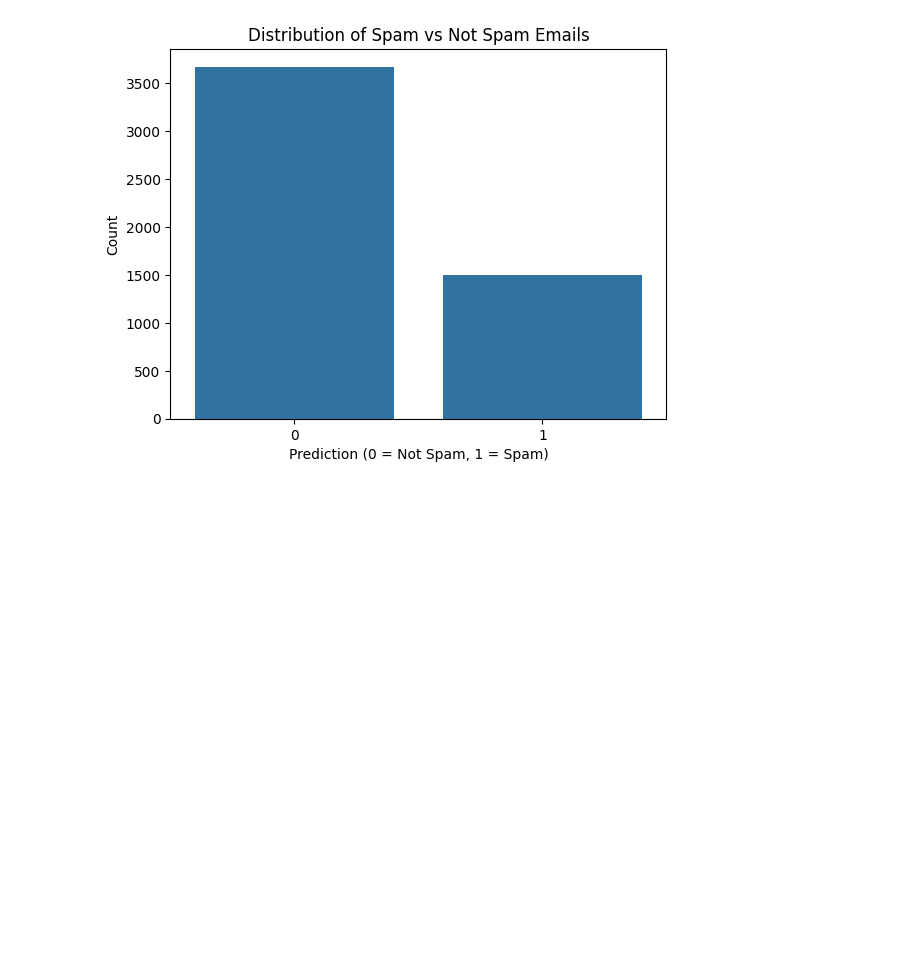
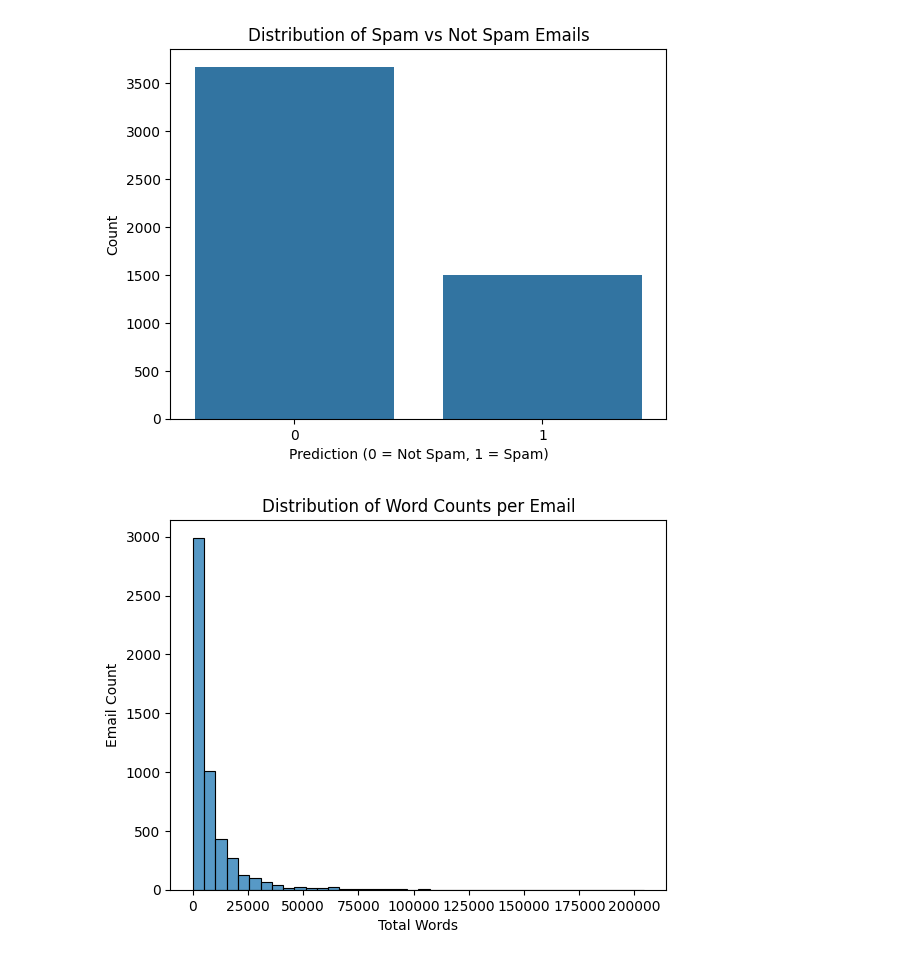
Before and after one commit to Kdeb2003/email-spam-detection, a Jupyter notebook: notebooks/01_EDA_spam_dataset.ipynb, the cells around one changed output. Saved outputs shown, nothing was run; the diff lists cells and outputs as text; code cells hidden in the pictures; blank space fills up the shorter version.

```diff
--- a/notebooks/01_EDA_spam_dataset.ipynb
+++ b/notebooks/01_EDA_spam_dataset.ipynb
@@ -61,3 +61,14 @@ plt.ylabel('Count')
 plt.show()
 # %% [output]
 [figure]
+# %%
+# Total words in each email
+df['total_words'] = df.drop(columns=['Email No.', 'Prediction']).sum(axis=1)
+
+sns.histplot(df['total_words'], bins=40)
+plt.title("Distribution of Word Counts per Email")
+plt.xlabel("Total Words")
+plt.ylabel("Email Count")
+plt.show()
+# %% [output]
+[figure, added]
```
Also changed, not shown: parts of 5 cells of this notebook.
